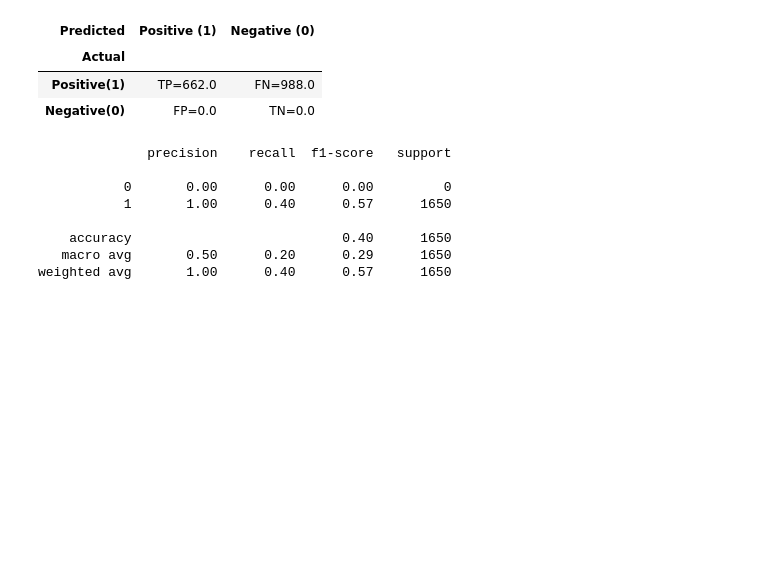
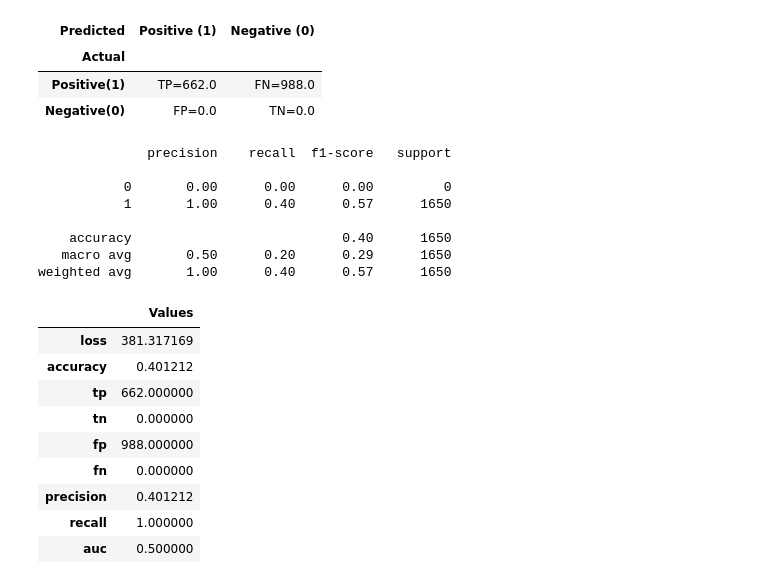
Before and after one commit to aaargyrou/Spotify-hit-predictor, a Jupyter notebook: Models/neural_network_model.ipynb, the cells around one changed output. Saved outputs shown, nothing was run; the diff lists cells and outputs as text; code cells hidden in the pictures; blank space fills up the shorter version.

```diff
--- a/Models/neural_network_model.ipynb
+++ b/Models/neural_network_model.ipynb
@@ -343,3 +343,19 @@ print(classification_report(y_predict_classes, y_test))
     accuracy                           0.40      1650
    macro avg       0.50      0.20      0.29      1650
 weighted avg       1.00      0.40      0.57      1650
+# %%
+# put metrics into a dataframe
+metrics_df = pd.DataFrame(metrics, index=["Values"]).T
+# Transpose metrics_df
+metrics_df
+# %% [output]
+|  | Values |
+| loss | 381.317169 |
+| accuracy | 0.401212 |
+| tp | 662.000000 |
+| tn | 0.000000 |
+| fp | 988.000000 |
+| fn | 0.000000 |
+| precision | 0.401212 |
+| recall | 1.000000 |
+| auc | 0.500000 |
```
Also changed, not shown: parts of 11 cells of this notebook, 3 other files.
